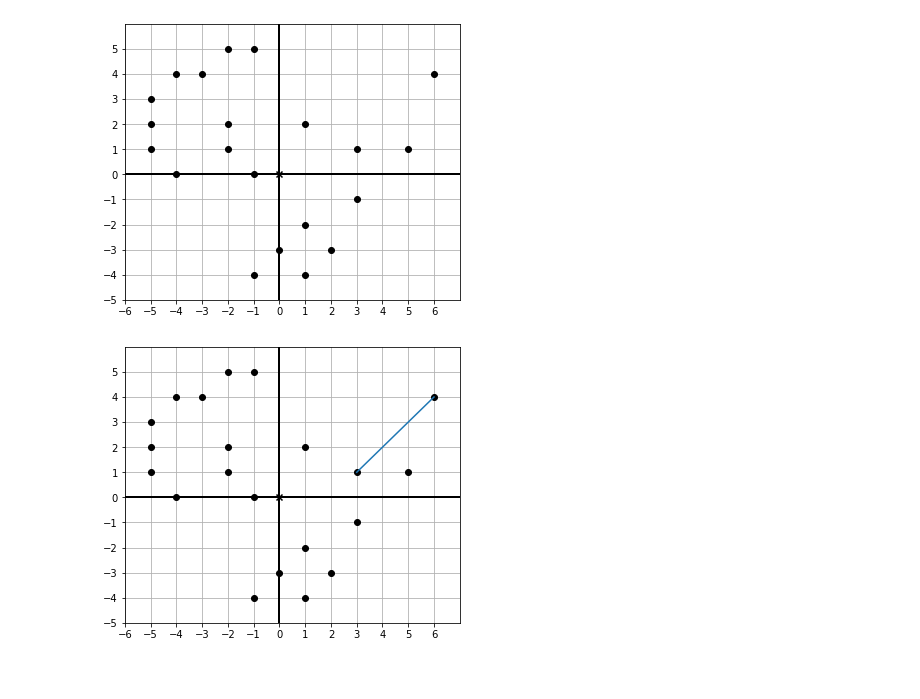
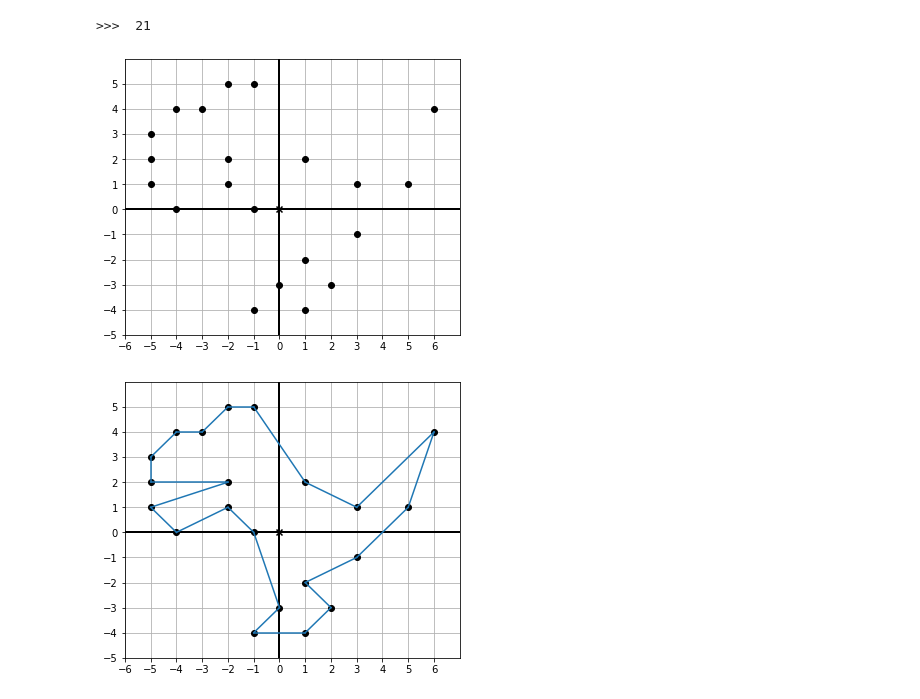
Before and after one commit to sthaha/Math-for-Programmers, a Jupyter notebook: learn/ch02/Ch02.ipynb, the cells around one changed output. Cells and saved outputs as stored; diff of their text form; code cells hidden in the pictures.

```diff
--- a/learn/ch02/Ch02.ipynb
+++ b/learn/ch02/Ch02.ipynb
@@ -9,14 +9,20 @@ dino_vectors = [
     (1, -2), (3, -1), (5, 1),
 ]
 
+print('>>> ', len(dino_vectors))
 
 draw( Points(*dino_vectors))
 # %% [output]
+>>>  21
 [figure]
 # %%
+segments = [
+    Segment(dino_vectors[i], dino_vectors[(i+1)%len(dino_vectors)])
+    for i in range(len(dino_vectors))
+]
 draw(
     Points(*dino_vectors),
-    Segment(dino_vectors[0], dino_vectors[1])
+    *segments
 )
 # %% [output]
-[figure, old version]
+[figure, new version]
```
Also changed, not shown: parts of 2 cells of this notebook, 1 other file.
